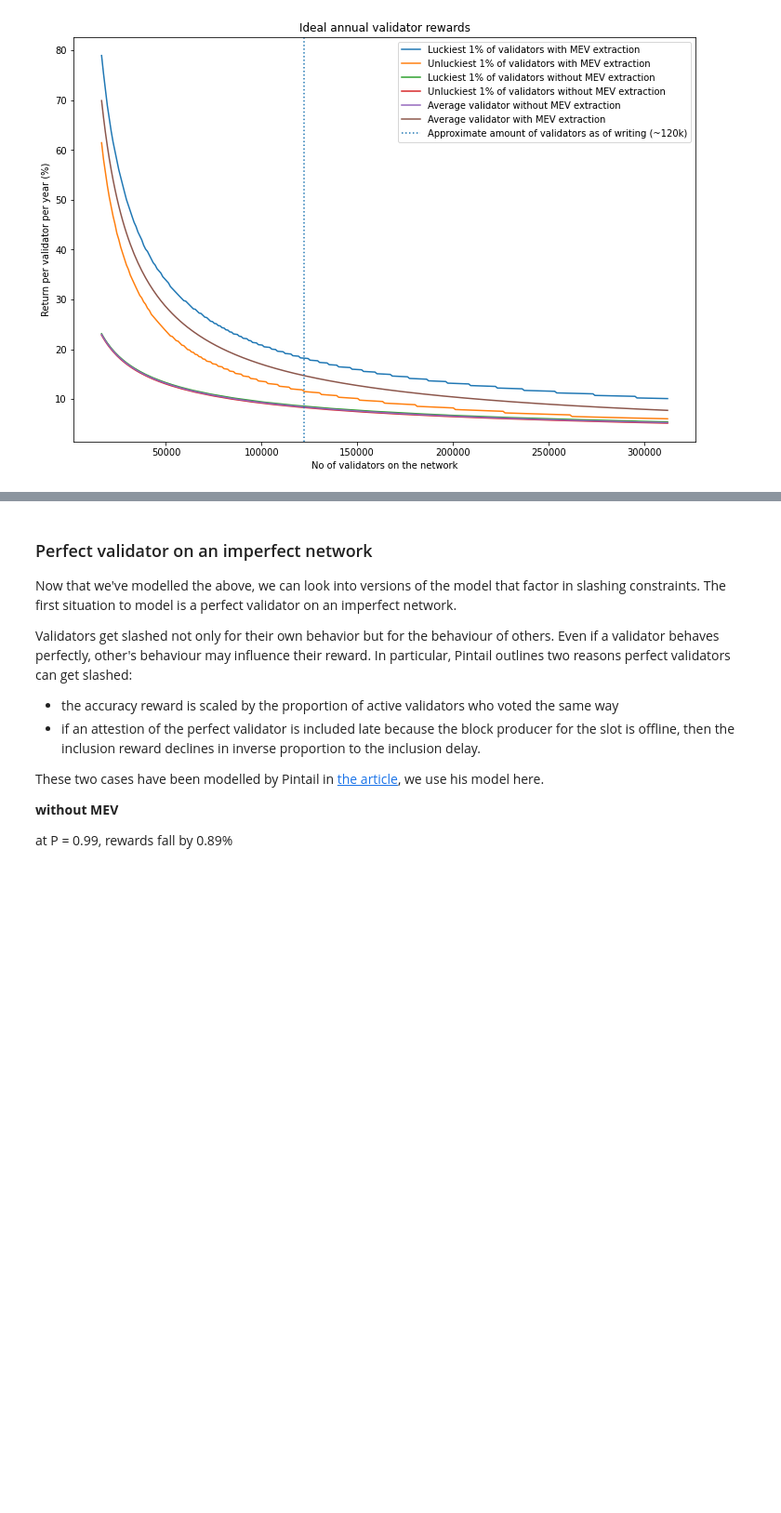
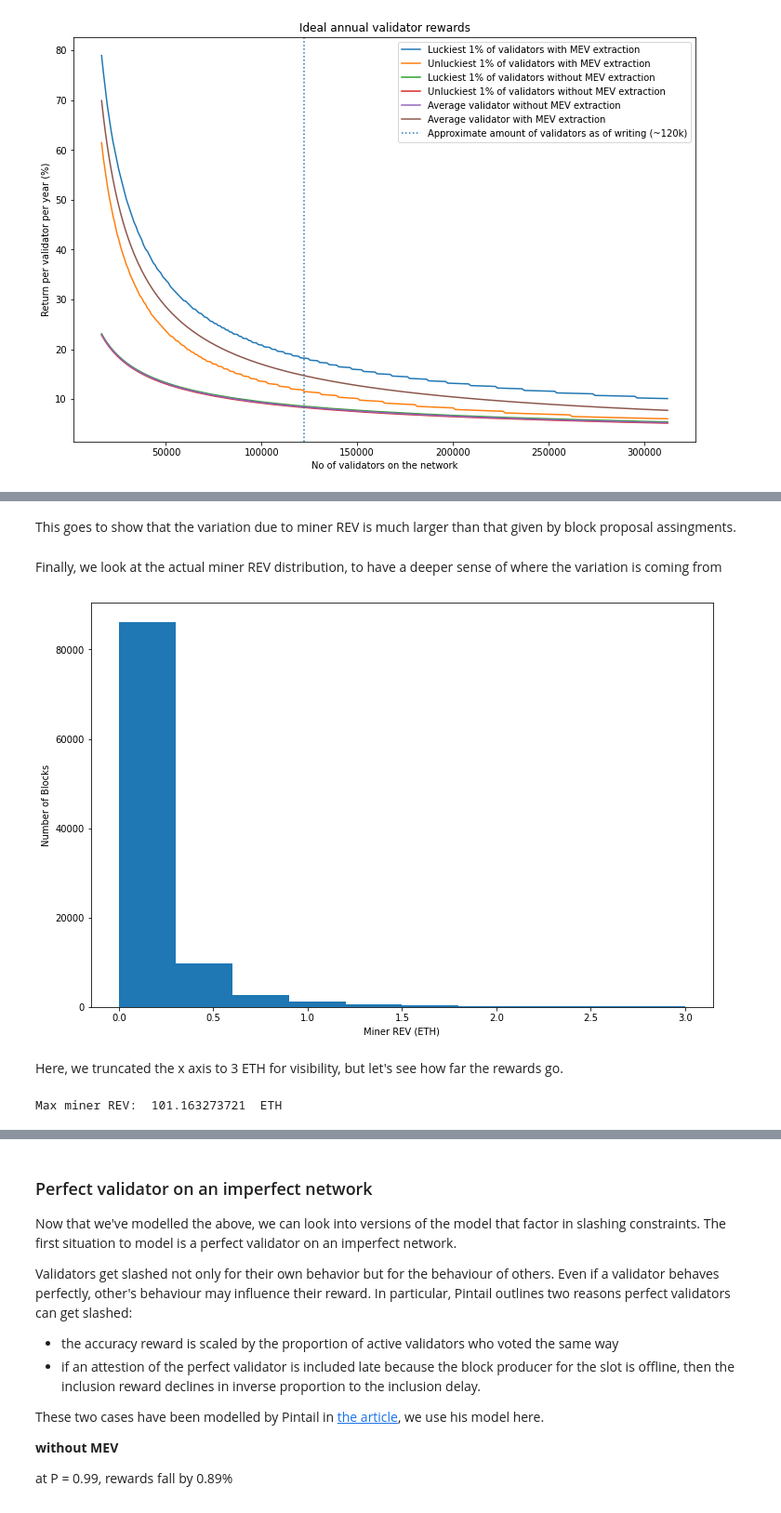
Before and after one commit to taarushv/eth2-mev-rewards, a Jupyter notebook: eth2-mev-calc.ipynb, the cells around one changed output, grey strips where cells are left out. Shown: that part at 93% size. Saved outputs shown, nothing was run; the diff lists cells and outputs as text; code cells hidden in the pictures; blank space fills up the shorter version.

```diff
--- a/eth2-mev-calc.ipynb
+++ b/eth2-mev-calc.ipynb
@@ -220,0 +350,17 @@ leg = ax.legend();
+# %% [markdown]
+This goes to show that the variation due to miner REV is much larger than that given by block proposal assingments.
+# %% [markdown]
+Finally, we look at the actual miner REV distribution, to have a deeper sense of where the variation is coming from
+# %%
+fig, ax = plt.subplots(figsize=(12, 8))
+ax.hist(eth_miner_rev, range=((0, 3)));
+ax.set_xlabel('Miner REV (ETH)');
+ax.set_ylabel('Number of Blocks');
+# %% [output]
+[figure, added]
+# %% [markdown]
+Here, we truncated the x axis to 3 ETH for visibility, but let's see how far the rewards go.
+# %%
+print("Max miner REV: ", max(eth_miner_rev), " ETH")
+# %% [output]
+Max miner REV:  101.163273721  ETH
```
Also changed, not shown: parts of 12 cells of this notebook.
